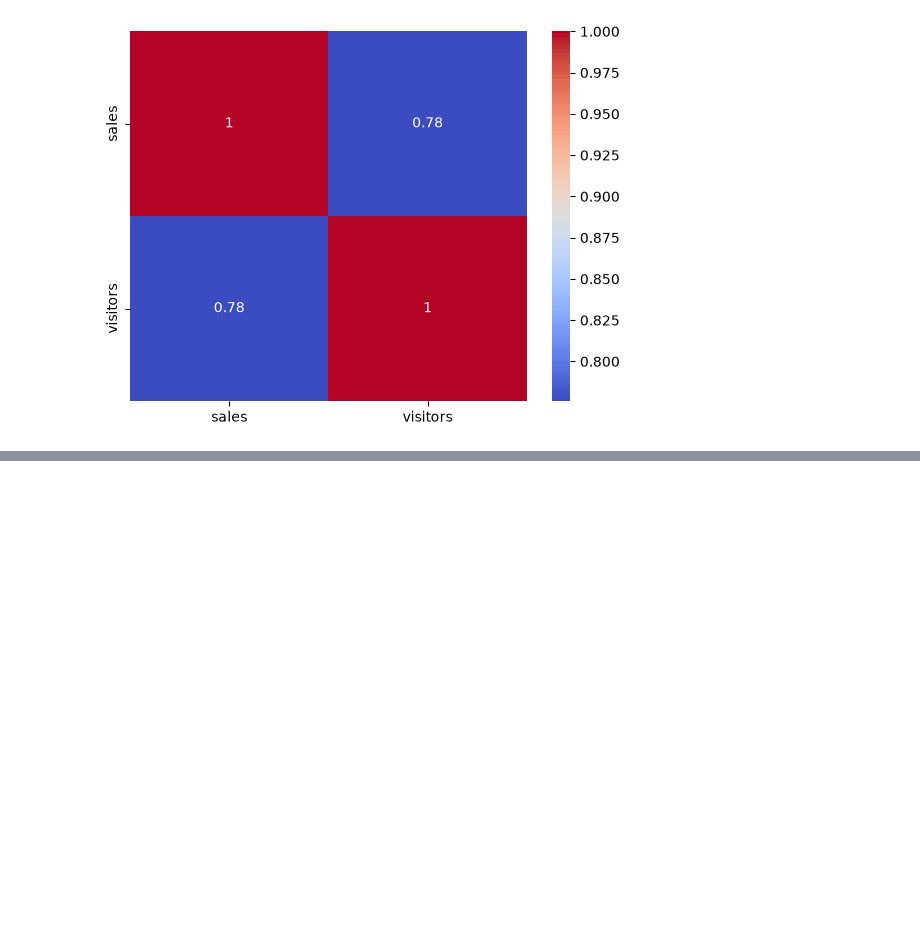
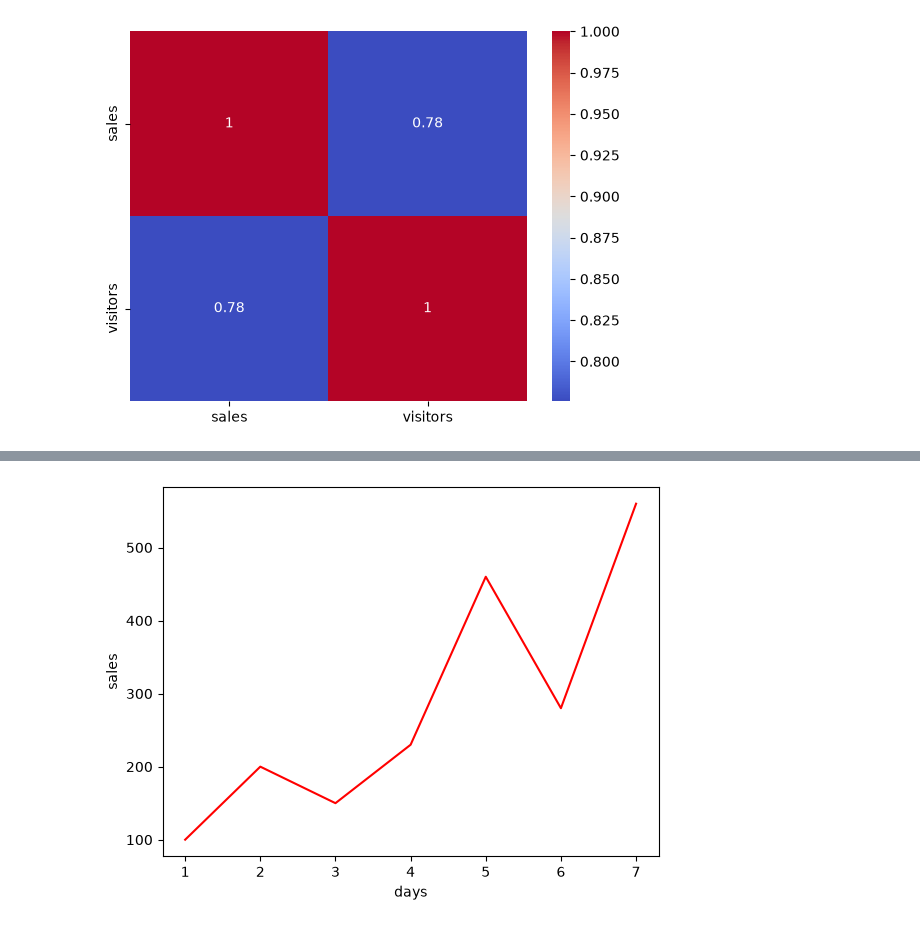
Before and after one commit to AmitKumarPrasad1846/Complete_AI_ML_challenge, a Jupyter notebook: 05_seaborn/seaborn_day_1.ipynb, the cells around one changed output, grey strips where cells are left out. Drawn from its saved outputs; the diff is of its cells as text; code cells hidden in the pictures; blank space fills up the shorter version.

```diff
--- a/05_seaborn/seaborn_day_1.ipynb
+++ b/05_seaborn/seaborn_day_1.ipynb
@@ -208,0 +242,4 @@ plt.show()
+# %%
+df2=pd.DataFrame({'days':[1,2,3,4,5,6,7],
+                  'sales':[100,200,150,230,460,280,560]})
+df2
@@ -208,0 +255,5 @@ plt.show()
+# %%
+sns.lineplot(x='days',y='sales',data=df2,color='red')
+plt.show()
+# %% [output]
+[figure, added]
```
Also changed, not shown: parts of 6 cells of this notebook.
